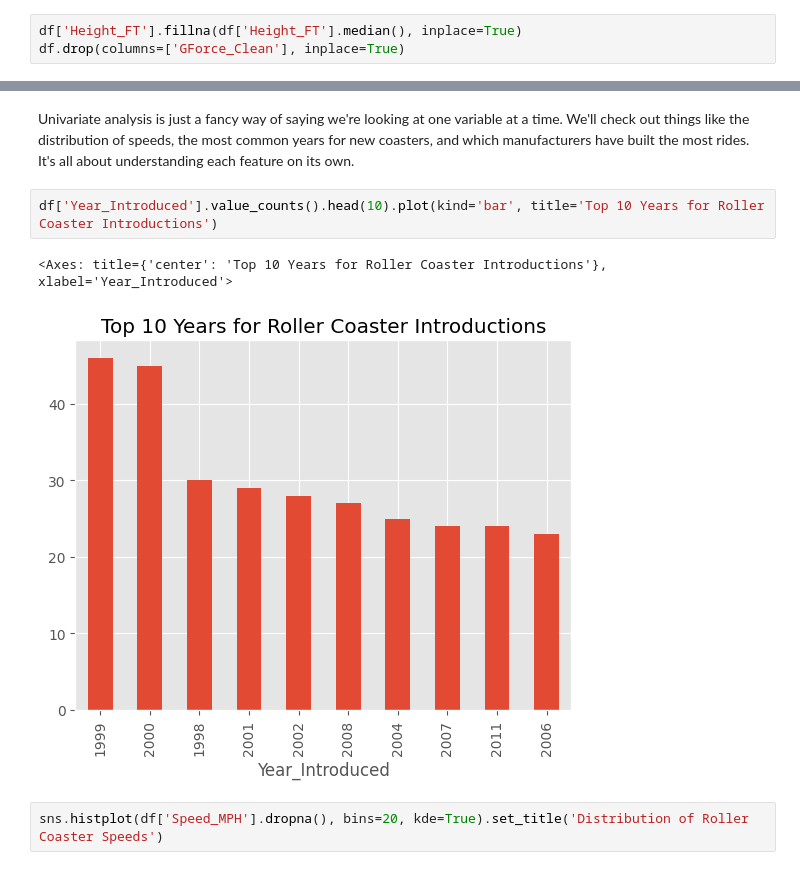
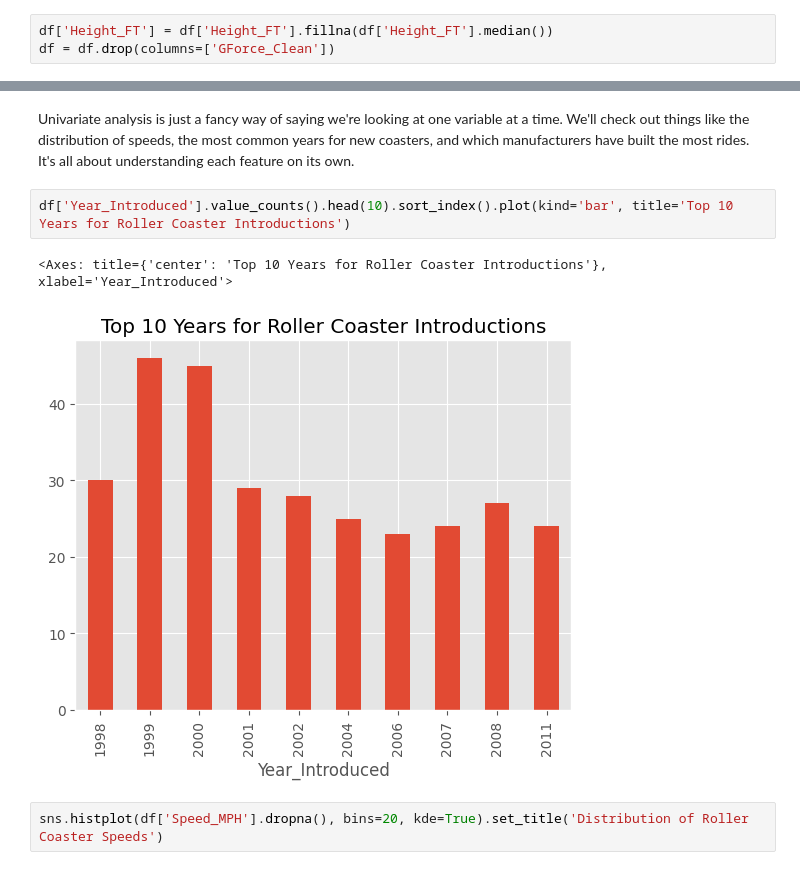
Before and after one commit to flegaspi700/AI-Learning-Journey, a Jupyter notebook: 001_Data_Analysis/EDA_Roller_Coaster.ipynb, the cells around one changed output, grey strips where cells are left out. Drawn from its saved outputs; the diff is of its cells as text.

```diff
--- a/001_Data_Analysis/EDA_Roller_Coaster.ipynb
+++ b/001_Data_Analysis/EDA_Roller_Coaster.ipynb
@@ -131,5 +131,5 @@ dtype: int64
 # %% [markdown]
 The `Height_FT` and `GForce_Clean` columns have a significant number of missing values. For this analysis, we will fill the missing `Height_FT` values with the median height. We will drop the `GForce_Clean` column for now as it has too many missing values to be reliably imputed.
 # %%
-df['Height_FT'].fillna(df['Height_FT'].median(), inplace=True)
-df.drop(columns=['GForce_Clean'], inplace=True)
+df['Height_FT'] = df['Height_FT'].fillna(df['Height_FT'].median())
+df = df.drop(columns=['GForce_Clean'])
@@ -161,11 +154,11 @@ df['Age'] = pd.to_datetime('today').year - df['Year_Introduced']
 ### Univariate Analysis
 # %% [markdown]
 Univariate analysis is just a fancy way of saying we're looking at one variable at a time. We'll check out things like the distribution of speeds, the most common years for new coasters, and which manufacturers have built the most rides. It's all about understanding each feature on its own.
-# %%
-df['Year_Introduced'].value_counts().head(10).plot(kind='bar', title='Top 10 Years for Roller Coaster Introductions')
-# %% [output]
-<Axes: title={'center': 'Top 10 Years for Roller Coaster Introductions'}, xlabel='Year_Introduced'>
-[figure, removed]
+# %%
+df['Year_Introduced'].value_counts().head(10).sort_index().plot(kind='bar', title='Top 10 Years for Roller Coaster Introductions')
+# %% [output]
+<Axes: title={'center': 'Top 10 Years for Roller Coaster Introductions'}, xlabel='Year_Introduced'>
+[figure, added]
 # %%
 sns.histplot(df['Speed_MPH'].dropna(), bins=20, kde=True).set_title('Distribution of Roller Coaster Speeds')
 # %% [output]
```
Also changed, not shown: parts of 1 cell of this notebook, 1 other file.
